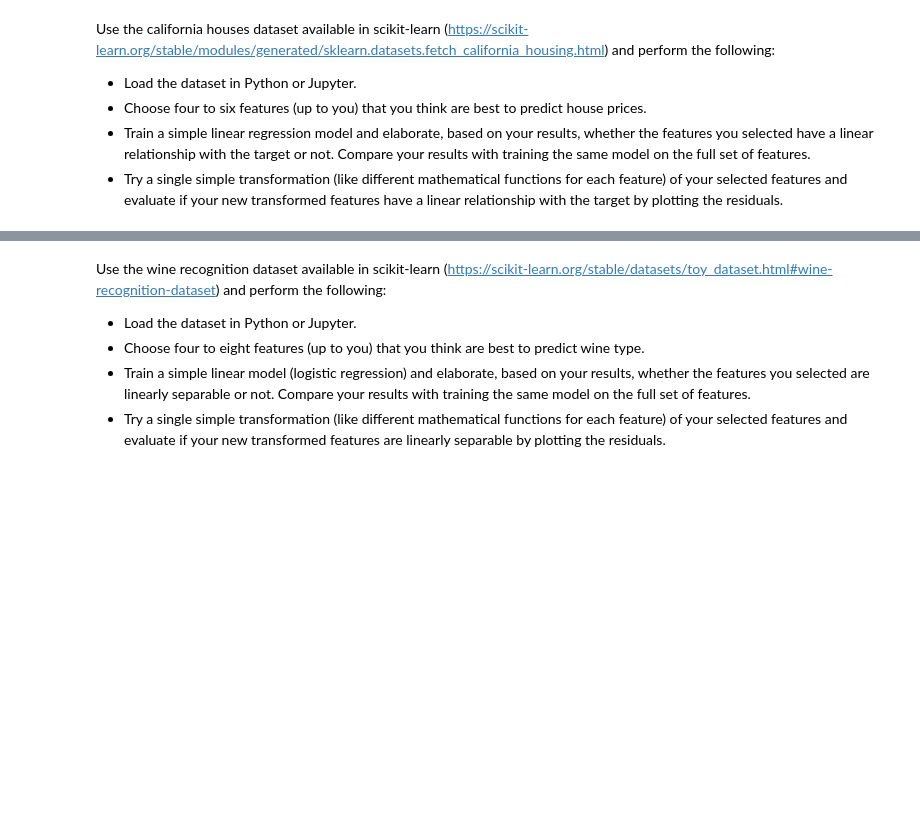
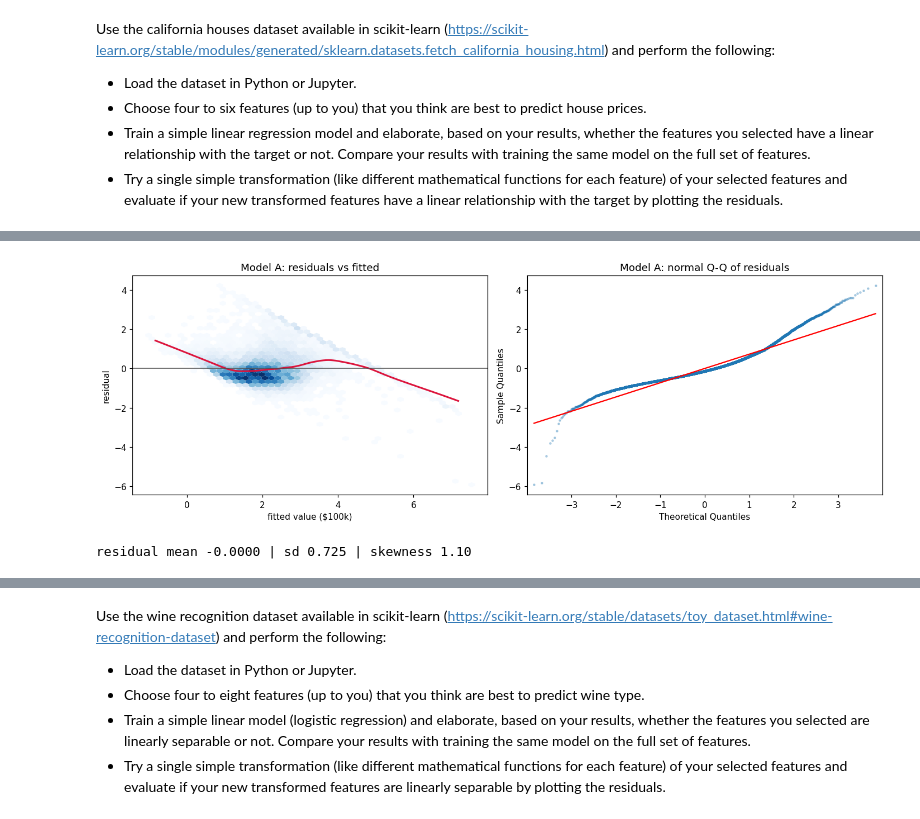
Before and after one commit to ChrChirag/IML_RUG, a Jupyter notebook: assignment_1/part1/assignment_1_part1.ipynb, the cells around one changed output, grey strips where cells are left out. Saved outputs shown, nothing was run; the diff lists cells and outputs as text; code cells hidden in the pictures; blank space fills up the shorter version.

```diff
--- a/assignment_1/part1/assignment_1_part1.ipynb
+++ b/assignment_1/part1/assignment_1_part1.ipynb
@@ -74,0 +385,10 @@ Use the california houses dataset available in scikit-learn ([https://scikit-lea
+# %%
+X_vif = sm.add_constant(df[FEATURES_6])
+vif = pd.Series(
+    [variance_inflation_factor(X_vif.values, i) for i in range(X_vif.shape[1])],
+    index=X_vif.columns,
+).drop("const").round(1)
+print("variance inflation factors")
+print(vif.to_string())
+print(f"\ncorr(AveRooms, AveBedrms) = {df.AveRooms.corr(df.AveBedrms):.3f}")
+print(f"corr(Latitude, Longitude) = {df.Latitude.corr(df.Longitude):.3f}")
@@ -74,0 +461,26 @@ Use the california houses dataset available in scikit-learn ([https://scikit-lea
+# %%
+def resid_diagnostics(model, X, y, title):
+    fitted = model.predict(X)
+    res = y - fitted
+    fig, axes = plt.subplots(1, 2, figsize=(13, 4.5))
+
+    axes[0].hexbin(fitted, res, gridsize=50, cmap="Blues", mincnt=1, linewidths=0)
+    sx, sy = smooth(fitted, res)
+    axes[0].plot(sx, sy, color="crimson", lw=2)
+    axes[0].axhline(0, color="0.3", lw=1)
+    axes[0].set(xlabel="fitted value ($100k)", ylabel="residual",
+                title=f"{title}: residuals vs fitted")
+
+    sm.qqplot(np.asarray(res), line="s", ax=axes[1], markersize=2, alpha=0.3)
+    axes[1].set_title(f"{title}: normal Q-Q of residuals")
+    fig.tight_layout()
+    plt.show()
+
+    print(f"residual mean {res.mean():.4f} | sd {res.std():.3f} | skewness {res.skew():.2f}")
+    return res
+
+
+res_A = resid_diagnostics(model_A, train[FEATURES_6], ytr, "Model A")
+# %% [output]
+[figure, added]
+residual mean -0.0000 | sd 0.725 | skewness 1.10
```
Also changed, not shown: parts of 51 cells of this notebook, 2 other files.
